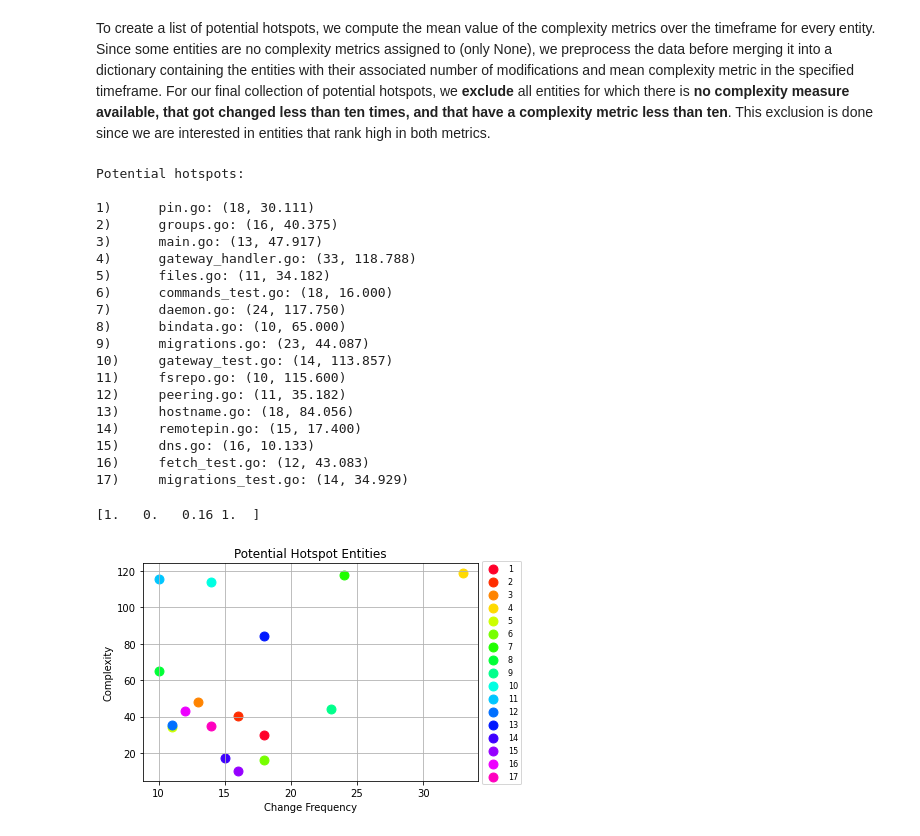
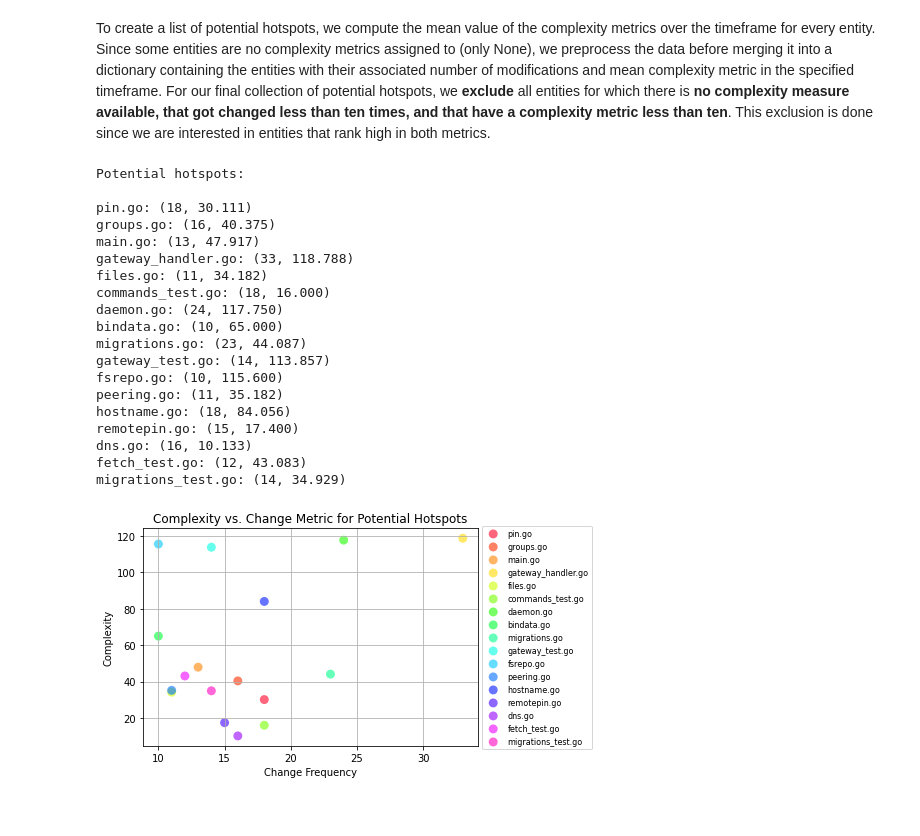
Before and after one commit to miksut/repo_mining, a Jupyter notebook: ipfs_repo_mining.ipynb, the cells around one changed output. Drawn from its saved outputs; the diff is of its cells as text; code cells hidden in the pictures.

```diff
--- a/ipfs_repo_mining.ipynb
+++ b/ipfs_repo_mining.ipynb
@@ -128,8 +128,8 @@ serialize('data/', 'entitiesV0.10.0', entitiesV10)
 entitiesV10 = list(deserialize('data/', 'entitiesV0.10.0'))
 
 print(f'Number of entities in v0.10.0: {len(entitiesV10)}\n')
-
-for entry in sorted(entitiesV10):
+print("\nFirst 20 entities: ")
+for entry in sorted(entitiesV10[:20]):
     print(entry)
 # %% [output]
 Number of entities in v0.10.0: 102
@@ -286,47 +286,44 @@ potentialHotspots = {key : potentialHotspotsRaw[key] for key in potentialHotspot
 
 print("Potential hotspots:\n")
 for i, entity in enumerate(potentialHotspots):
-    print(str(i+1) + ")\t" + entity + ": " + "(" + str(potentialHotspots[entity][0]) + ", " + str(format(potentialHotspots[entity][1], ".3f")) + ")")
+    print(entity + ": " + "(" + str(potentialHotspots[entity][0]) + ", " + str(format(potentialHotspots[entity][1], ".3f")) + ")")
 # %% [output]
 Potential hotspots:
 
-1)      pin.go: (18, 30.111)
-2)      groups.go: (16, 40.375)
-3)      main.go: (13, 47.917)
-4)      gateway_handler.go: (33, 118.788)
-5)      files.go: (11, 34.182)
-6)      commands_test.go: (18, 16.000)
-7)      daemon.go: (24, 117.750)
-8)      bindata.go: (10, 65.000)
-9)      migrations.go: (23, 44.087)
-10)     gateway_test.go: (14, 113.857)
-11)     fsrepo.go: (10, 115.600)
-12)     peering.go: (11, 35.182)
-13)     hostname.go: (18, 84.056)
-14)     remotepin.go: (15, 17.400)
-15)     dns.go: (16, 10.133)
-16)     fetch_test.go: (12, 43.083)
-17)     migrations_test.go: (14, 34.929)
+pin.go: (18, 30.111)
+groups.go: (16, 40.375)
+main.go: (13, 47.917)
+gateway_handler.go: (33, 118.788)
+files.go: (11, 34.182)
+commands_test.go: (18, 16.000)
+daemon.go: (24, 117.750)
+bindata.go: (10, 65.000)
+migrations.go: (23, 44.087)
+gateway_test.go: (14, 113.857)
+fsrepo.go: (10, 115.600)
+peering.go: (11, 35.182)
+hostname.go: (18, 84.056)
+remotepin.go: (15, 17.400)
+dns.go: (16, 10.133)
+fetch_test.go: (12, 43.083)
+migrations_test.go: (14, 34.929)
 # %%
 x = [potentialHotspots[entity][0] for entity in potentialHotspots]
 y = [potentialHotspots[entity][1] for entity in potentialHotspots]
 
-labels = np.arange(1,18)
-colors = cm.gist_rainbow(np.linspace(0,1, labels.shape[0]))
+labels = [entity for entity in potentialHotspots]
+colors = cm.gist_rainbow(np.linspace(0,1, len(x)))
 sizes = np.ones(17) * 10
-
-print(colors[0])
 
 fig, ax = plt.subplots()
 
 for i in range(len(x)):
-    ax.scatter(x[i], y[i], c=[colors[i]], s=80, label=labels[i])
+    ax.scatter(x[i], y[i], c=[colors[i]], s=80, label=labels[i], alpha=0.6, edgecolors='none')
 
-ax.set(xlabel='Change Frequency', ylabel='Complexity', title='')
+ax.set(xlabel='Change Frequency', ylabel='Complexity', title='Complexity vs. Change Metric for Potential Hotspots')
 ax.legend(bbox_to_anchor=(1,1.03), loc="upper left", prop={'size': 8})
 ax.grid(True)
 
 plt.show()
 # %% [output]
-[1.   0.   0.16 1.  ]
-[figure, old version]
+[figure, new version]
```
Also changed, not shown: parts of 6 cells of this notebook.
